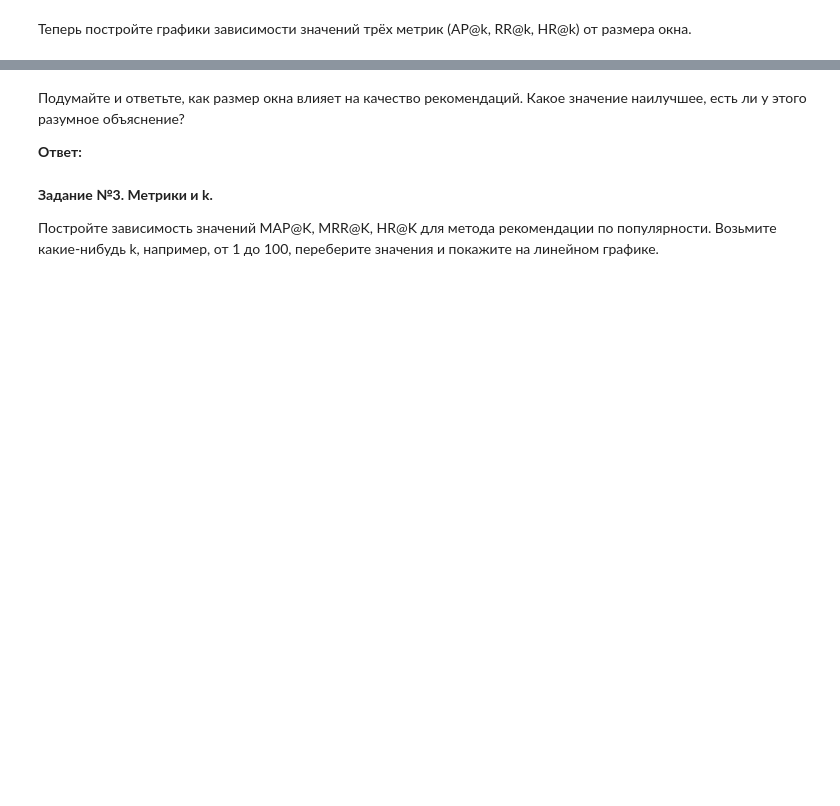
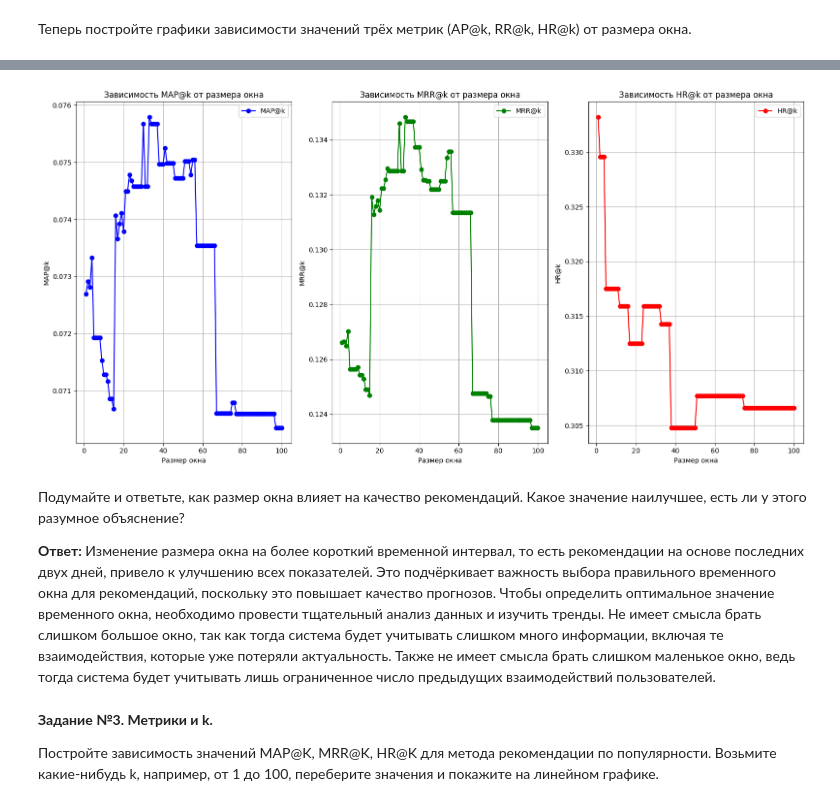
Before and after one commit to sergeiperel/RecSys, a Jupyter notebook: hw1/HSE_RecSys_HW1.ipynb, the cells around one changed output, grey strips where cells are left out. Saved outputs shown, nothing was run; the diff lists cells and outputs as text; code cells hidden in the pictures; blank space fills up the shorter version.

```diff
--- a/hw1/HSE_RecSys_HW1.ipynb
+++ b/hw1/HSE_RecSys_HW1.ipynb
@@ -301,0 +363,16 @@ class TopPopularWeighted(TopPopular):
+# %%
+%%time
+
+map_metrics_window, mrr_metrics_window, hr_metrics_window = [], [], []
+
+for k in range(1, 101):
+
+    toppopweighted = TopPopularWeighted(min_window=k)
+    toppopweighted.fit(joined)
+
+    joined['toppopweighted_recs'] = toppopweighted.predict(joined)
+
+    metrics_window = evaluate_recommender(joined, model_preds='toppopweighted_recs')
+    map_metrics_window.append(metrics_window['map'])
+    mrr_metrics_window.append(metrics_window['mrr'])
+    hr_metrics_window.append(metrics_window['hr'])
@@ -302,7 +382,36 @@ class TopPopularWeighted(TopPopular):
+# %%
+fig, axs = plt.subplots(1, 3, figsize=(16, 8))
+x = np.arange(1, 101, 1)
+
+axs[0].plot(x, map_metrics_window, color='b', marker='o', linestyle='-', label='MAP@k')
+axs[0].set_title('Зависимость MAP@k от размера окна')
+axs[0].set_xlabel('Размер окна')
+axs[0].set_ylabel('MAP@k')
+axs[0].legend()
+axs[0].grid()
+
+axs[1].plot(x, mrr_metrics_window, color='g', marker='o', linestyle='-', label='MRR@k')
+axs[1].set_title('Зависимость MRR@k от размера окна')
+axs[1].set_xlabel('Размер окна')
+axs[1].set_ylabel('MRR@k')
+axs[1].legend()
+axs[1].grid()
+
+axs[2].plot(x, hr_metrics_window, color='r', marker='o', linestyle='-', label='HR@k')
+axs[2].set_title('Зависимость HR@k от размера окна')
+axs[2].set_xlabel('Размер окна')
+axs[2].set_ylabel('HR@k')
+axs[2].legend()
+axs[2].grid()
+
+plt.tight_layout()
+plt.show()
+# %% [output]
+[figure, added]
 # %% [markdown]
 Подумайте и ответьте, как размер окна влияет на качество рекомендаций. Какое значение наилучшее, есть ли у этого разумное объяснение?
 
-**Ответ:**
+**Ответ:** Изменение размера окна на более короткий временной интервал, то есть рекомендации на основе последних двух дней, привело к улучшению всех показателей. Это подчёркивает важность выбора правильного временного окна для рекомендаций, поскольку это повышает качество прогнозов. Чтобы определить оптимальное значение временного окна, необходимо провести тщательный анализ данных и изучить тренды. Не имеет смысла брать слишком большое окно, так как тогда система будет учитывать слишком много информации, включая те взаимодействия, которые уже потеряли актуальность. Также не имеет смысла брать слишком маленькое окно, ведь тогда система будет учитывать лишь ограниченное число предыдущих взаимодействий пользователей.
 # %% [markdown]
 **Задание №3. Метрики и k.**
 
```
Also changed, not shown: parts of 57 cells of this notebook.
